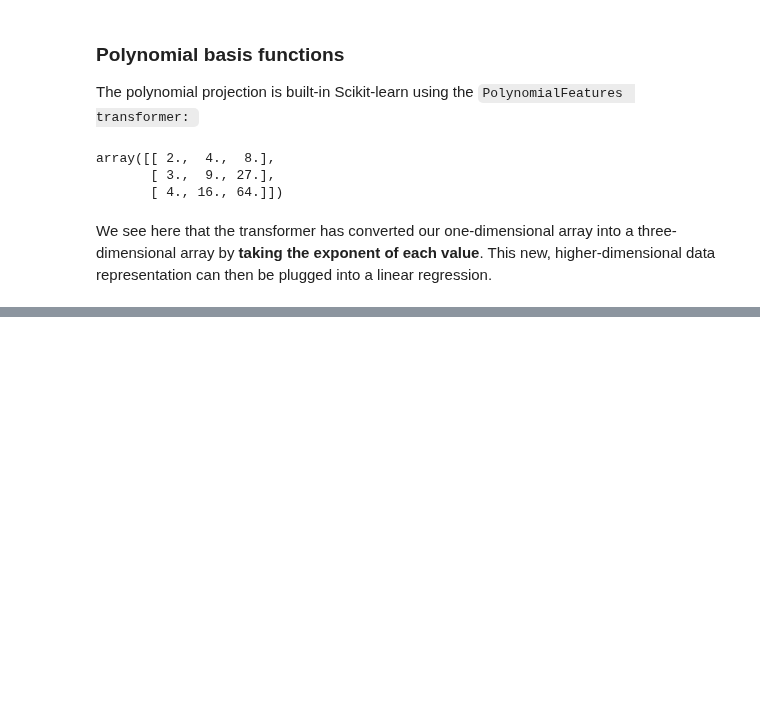
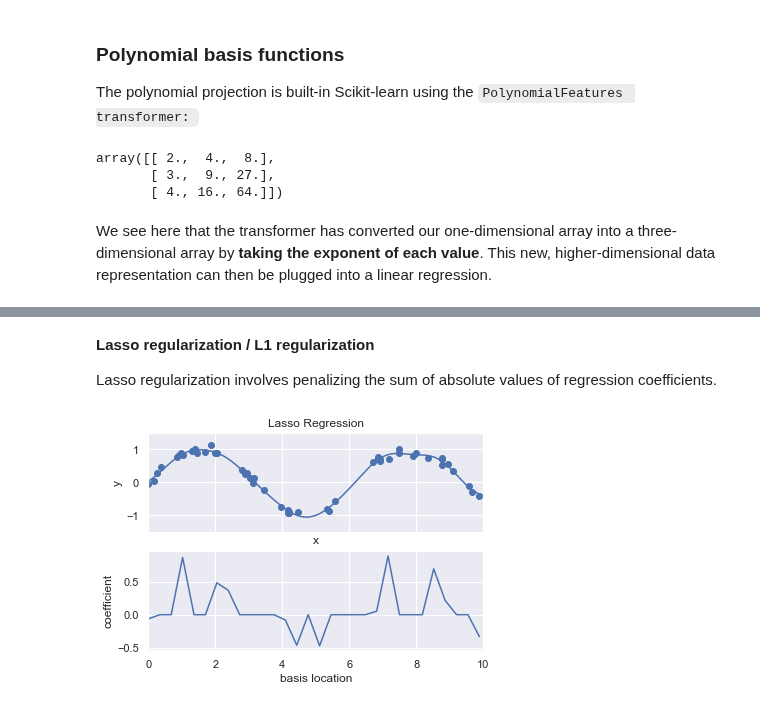
Before and after one commit to GiuseppeBaldini/Python-DS-Handbook, a Jupyter notebook: 5.Machine_Learning/05.06 - Linear Regression.ipynb, the cells around one changed output, grey strips where cells are left out. Cells and saved outputs as stored; diff of their text form; code cells hidden in the pictures; blank space fills up the shorter version.

```diff
--- a/5.Machine_Learning/05.06 - Linear Regression.ipynb
+++ b/5.Machine_Learning/05.06 - Linear Regression.ipynb
@@ -89,0 +195,10 @@ poly_model = make_pipeline(PolynomialFeatures(7),
+# %% [markdown]
+**Lasso regularization / L1 regularization**
+
+Lasso regularization involves penalizing the sum of absolute values of regression coefficients.
+# %%
+from sklearn.linear_model import Lasso
+model = make_pipeline(GaussianFeatures(30), Lasso(alpha=0.001))
+basis_plot(model, title='Lasso Regression')
+# %% [output]
+[figure, added]
```
Also changed, not shown: parts of 21 cells of this notebook.
